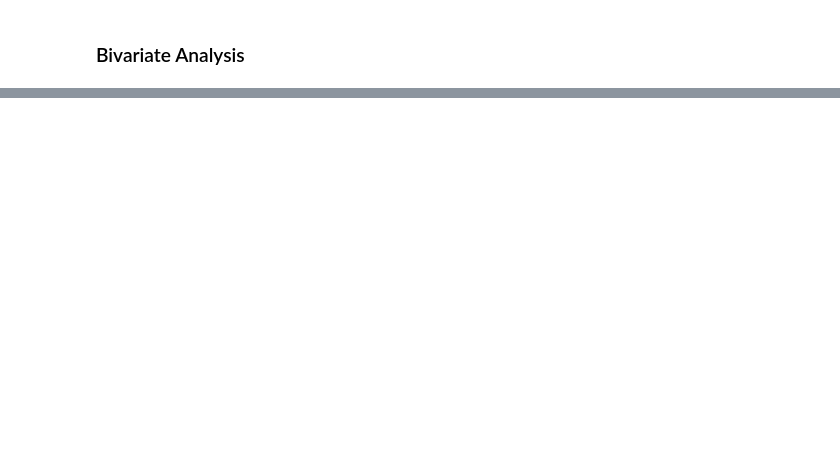
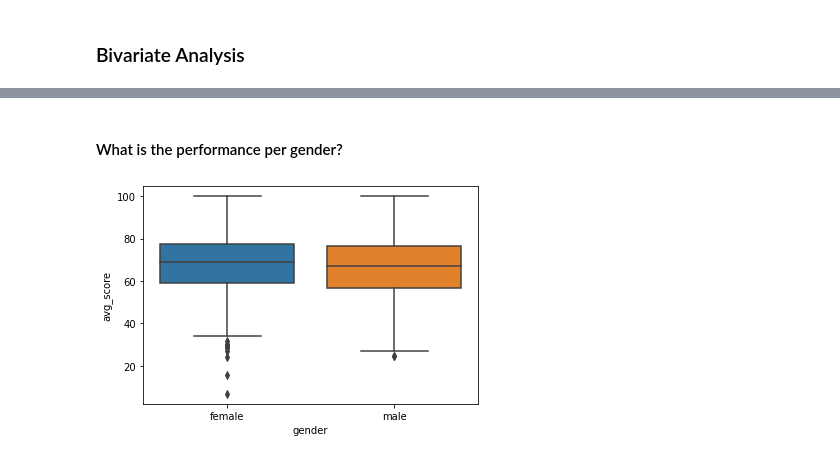
Before and after one commit to Hazem0h/project-3-Data-Viz, a Jupyter notebook: Part 1.ipynb, the cells around one changed output, grey strips where cells are left out. Saved outputs shown, nothing was run; the diff lists cells and outputs as text; code cells hidden in the pictures; blank space fills up the shorter version.

```diff
--- a/Part 1.ipynb
+++ b/Part 1.ipynb
@@ -239,0 +276,9 @@ df_mod.corr()
+# %%
+# create new feature (weighted average of all scores)
+df_mod["avg_score"] = 0.5 * df_mod.math_score + 0.25 * df_mod.writing_score + 0.25 * df_mod.reading_score
+
+# drop the scores features
+df_mod.drop(columns = ["math_score", "reading_score", "writing_score"], inplace = True)
+
+# display the head
+df_mod.head()
@@ -239,0 +292,6 @@ df_mod.corr()
+# %% [markdown]
+#### What is the performance per gender?
+# %%
+sb.boxplot(data = df_mod, x = "gender", y = "avg_score");
+# %% [output]
+[figure, added]
```
Also changed, not shown: parts of 32 cells of this notebook.
